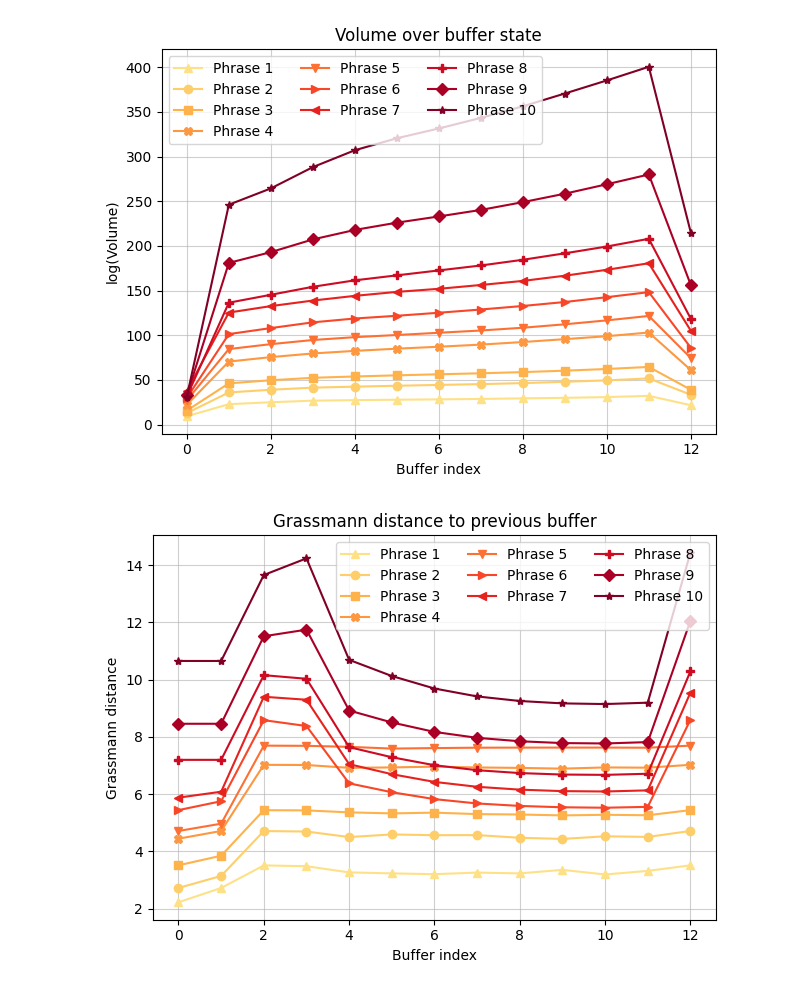
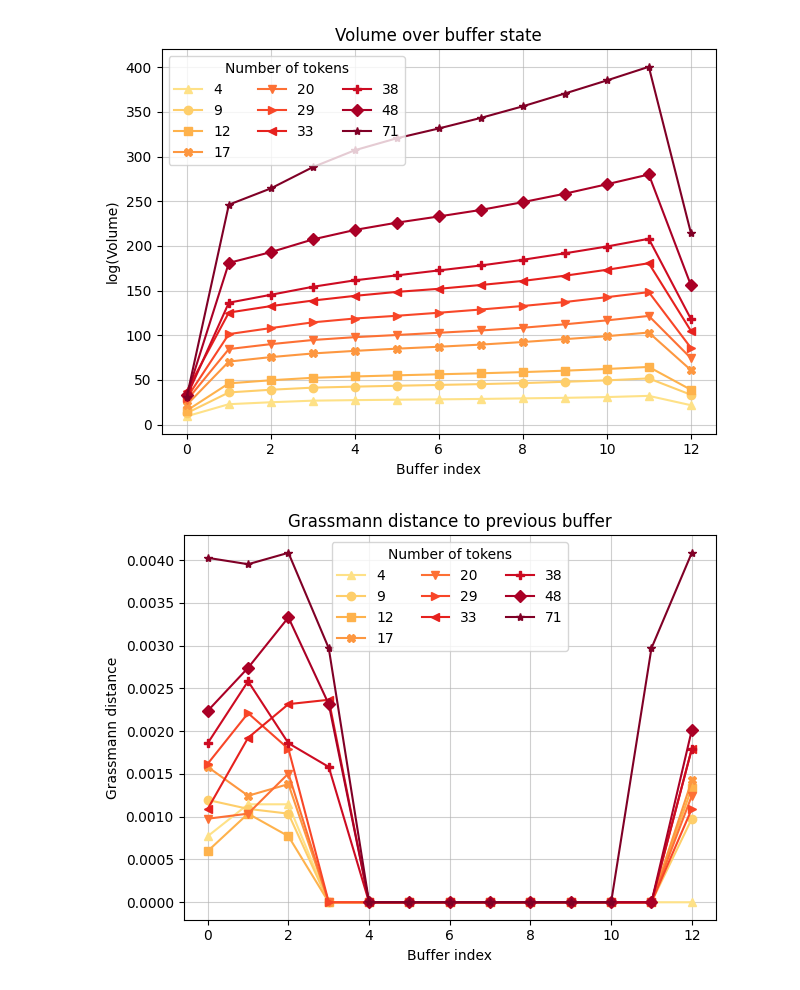
Before and after one commit to filippobezzi/transformer_geometrical_analysis, a Jupyter notebook: buffer_analysis.ipynb, the cells around one changed output. Drawn from its saved outputs; the diff is of its cells as text; code cells hidden in the pictures.

```diff
--- a/buffer_analysis.ipynb
+++ b/buffer_analysis.ipynb
@@ -81,7 +81,7 @@ for p in prompts:
         U, S, Vt = la.svd(buffer_scaled)
         eigenvalues = S**2
         explained_variance_ratio = eigenvalues / np.sum(eigenvalues)
-        n_components = np.argmax(np.cumsum(explained_variance_ratio) >= 0.9) + 1
+        n_components = np.argmax(np.cumsum(explained_variance_ratio) >= 0.9)
 
         U_reduced = U[:, :n_components]
         S_reduced = np.diag(S[:n_components])
@@ -122,12 +125,12 @@ for i in range(cos_sim.shape[0]):
     color = colors[i]
     marker = markers[i]
     linestyle = linestyles[i]
-    plt.plot(range(cos_sim.shape[1]), cos_sim[i], color=color, marker=marker, linestyle=linestyle, label=f"Phrase {i+1}")
+    plt.plot(range(cos_sim.shape[1]), cos_sim[i], color=color, marker=marker, linestyle=linestyle, label=f"{word_counts[i]}")
 plt.title("Cosine similarity with last buffer state")
 plt.xlabel("Buffer index")
 plt.ylabel("Cosine similarity")
 plt.grid(alpha=0.6)
-plt.legend(loc="best")
+plt.legend(loc="best", title="Number of tokens", ncol=3)
 plt.tight_layout()
 plt.show()
 # %% [output]
@@ -136,34 +139,35 @@ plt.show()
 # --- Volume Plot ---
 plt.figure()
 for i in range(volumes.shape[0]):
+    volumes.shape[1]
     color = colors[i]
     marker = markers[i]
     linestyle = linestyles[i]
-    plt.plot(range(volumes.shape[1]), volumes[i], color=color, marker=marker, label=f"Phrase {i+1}")
+    plt.plot(range(volumes.shape[1]), volumes[i], color=color, marker=marker, label=f"{word_counts[i]}")
 plt.title("Volume over buffer state")
 plt.xlabel("Buffer index")
 plt.ylabel("log(Volume)")
 #plt.yscale("log")
 plt.grid(alpha=0.6)
-plt.legend(loc="best", ncols=3)
+plt.legend(loc="best", title="Number of tokens", ncol=3)
 plt.tight_layout()
 plt.show()
 # %% [output]
-[figure, old version]
+[figure, new version]
 # %%
 # --- Grassmann Distance Plot ---
 plt.figure()
 for i in range(gd.shape[0]):
     color = colors[i]
     marker = markers[i]
     linestyle = linestyles[i]
-    plt.plot(range(gd.shape[1]), gd[i], color=color, marker=marker, label=f"Phrase {i+1}")
+    plt.plot(range(gd.shape[1]), gd[i], color=color, marker=marker, label=f"{word_counts[i]}")
 plt.title("Grassmann distance to previous buffer")
 plt.xlabel("Buffer index")
 plt.ylabel("Grassmann distance")
 plt.grid(alpha=0.6)
-plt.legend(loc="best", ncols=3)
+plt.legend(loc="best", title="Number of tokens", ncol=3)
 plt.tight_layout()
 plt.show()
 # %% [output]
-[figure, old version]
+[figure, new version]
```
Also changed, not shown: parts of 2 cells of this notebook, 1 other file.
